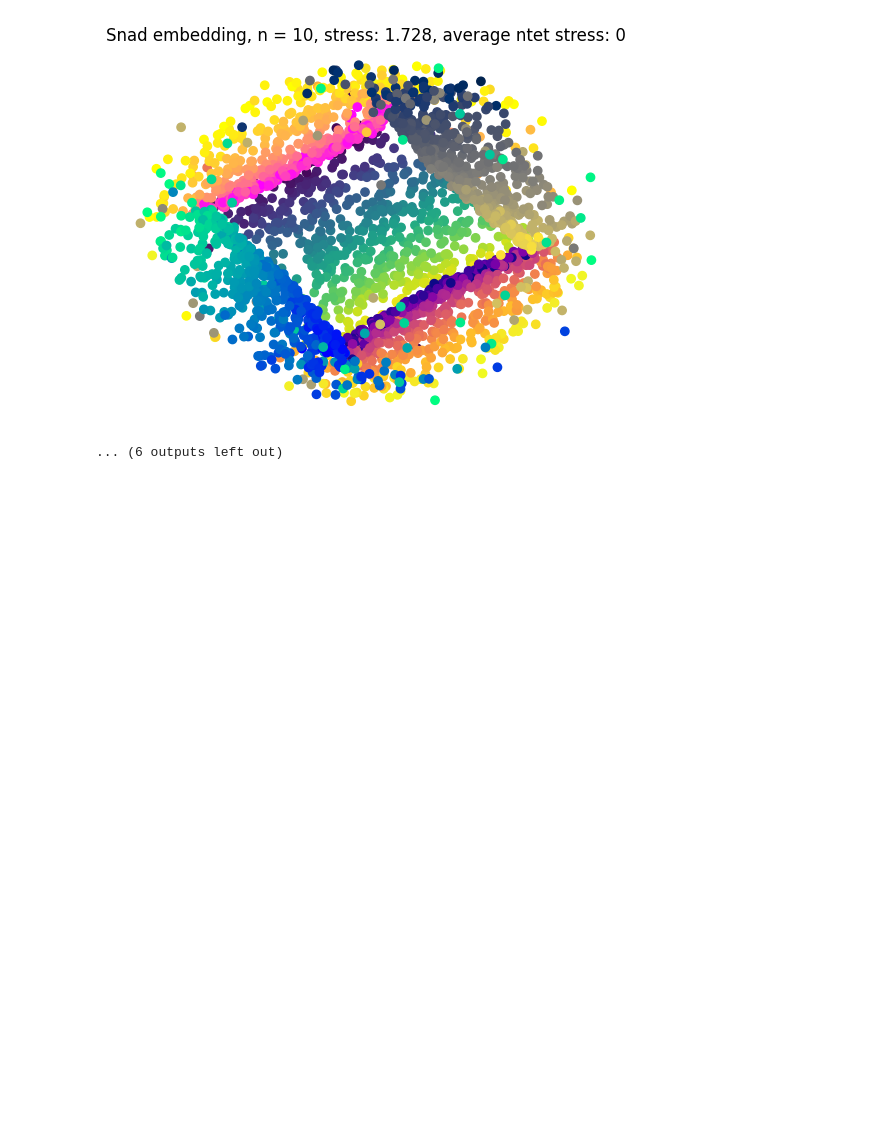
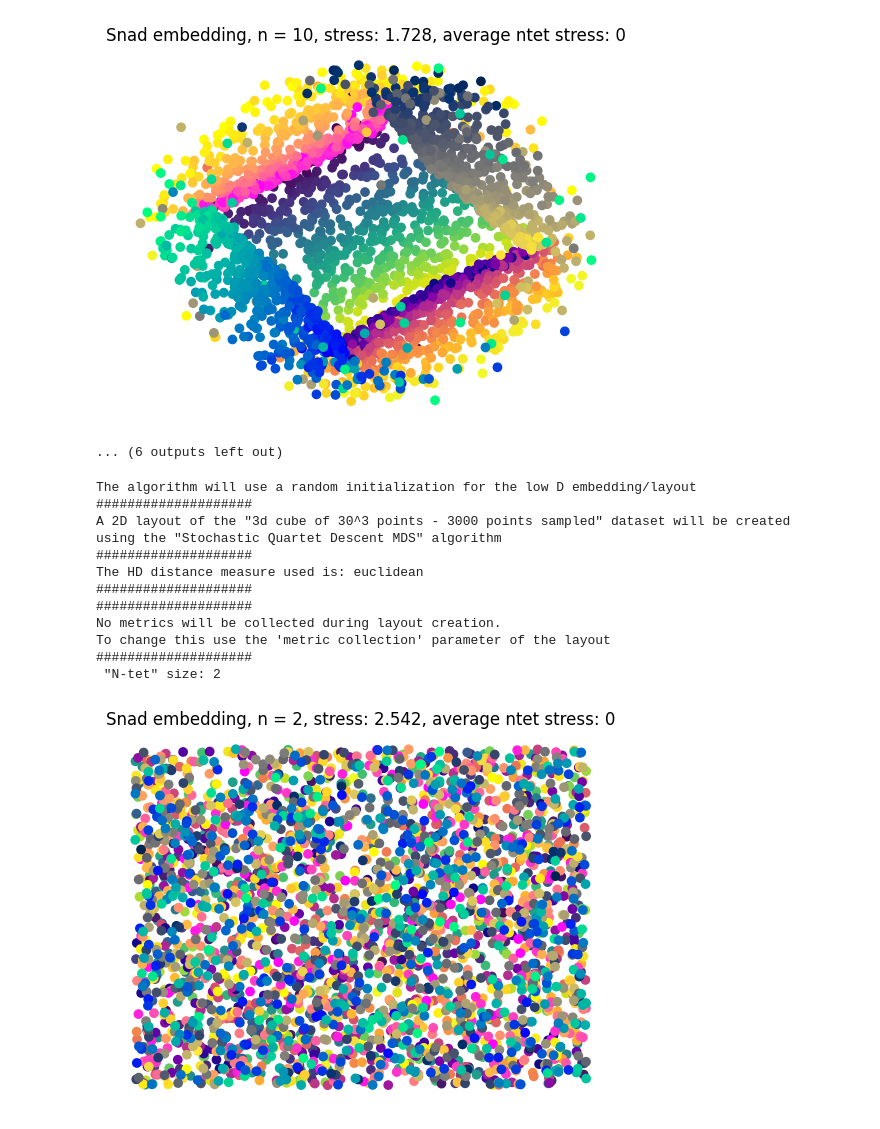
Before and after one commit to Jan961/2095736w, a Jupyter notebook: experiments/stochastic_ntet_descent/ntet.ipynb, the cells around one changed output. Cells and saved outputs as stored; diff of their text form; code cells hidden in the pictures; blank space fills up the shorter version.

Commit message:
stress vectorisation experiment

```diff
--- a/experiments/stochastic_ntet_descent/ntet.ipynb
+++ b/experiments/stochastic_ntet_descent/ntet.ipynb
@@ -96,3 +96,23 @@ To change this use the 'metric collection' parameter of the layout
  "N-tet" size: 10
 [figure]
 ... (6 outputs left out)
+# %%
+snad = SNaD(dataset=dataset, ntet_size=2)
+layout_snad_2 = LowDLayoutCreation().create_layout(snad, no_iters=100, optional_metric_collection=None)
+stress = vectorised_stress(dataset.data, layout_snad_2.get_final_positions(), euclidean)
+cube.plot_2d(layout_snad_2, title=f"Snad embedding, n = {2}, stress: {stress:.3f},"
+                                f" average ntet stress: {snad.get_average_quartet_stress()}")
+# %% [output]
+The algorithm will use a random initialization for the low D embedding/layout
+####################
+A 2D layout of the "3d cube of 30^3 points - 3000 points sampled" dataset will be created
+using the "Stochastic Quartet Descent MDS" algorithm
+####################
+The HD distance measure used is: euclidean
+####################
+####################
+No metrics will be collected during layout creation.
+To change this use the 'metric collection' parameter of the layout
+####################
+ "N-tet" size: 2
+[figure, added]
```
Also changed, not shown: parts of 1 cell of this notebook, 10 other files.
